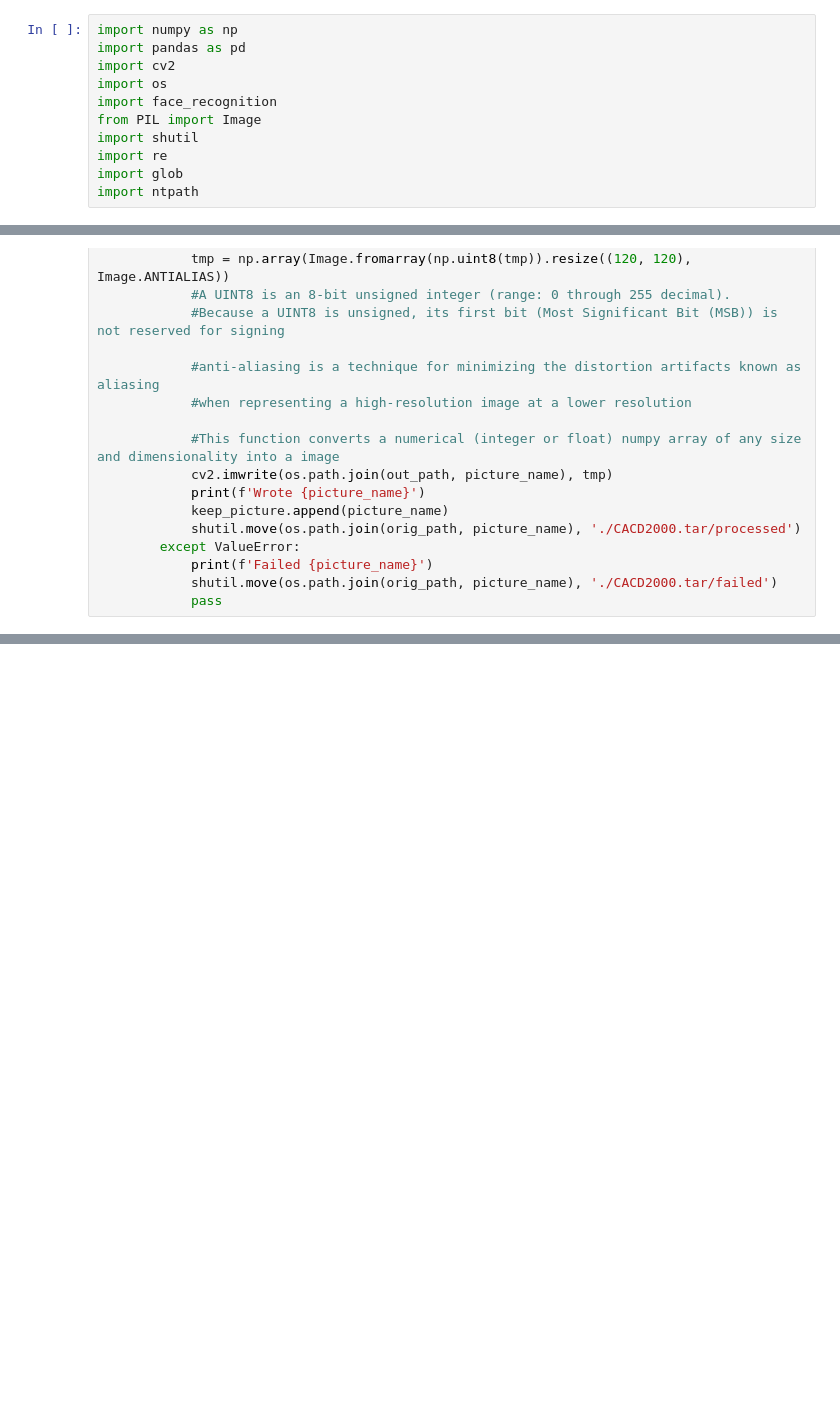
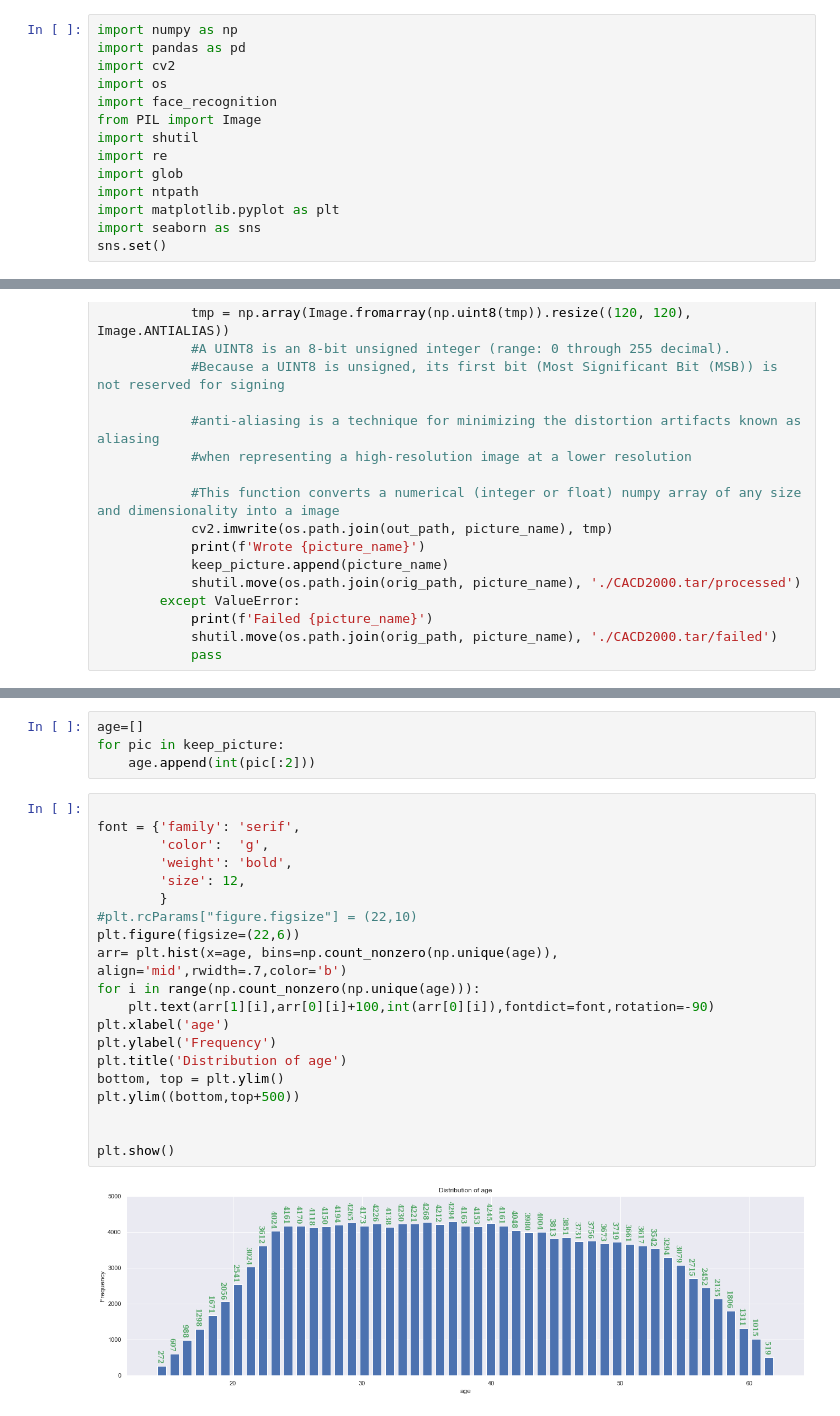
Before and after one commit to sreyassony/DL_Age_Detection, a Jupyter notebook: facedetector_preprocessing.ipynb, the cells around one changed output, grey strips where cells are left out. Cells and saved outputs as stored; diff of their text form; blank space fills up the shorter version.

```diff
--- a/facedetector_preprocessing.ipynb
+++ b/facedetector_preprocessing.ipynb
@@ -9,6 +9,9 @@ import shutil
 import re
 import glob
 import ntpath
+import matplotlib.pyplot as plt
+import seaborn as sns
+sns.set()
 # %%
 # replace this image directory with yours
 
@@ -115,0 +139,26 @@ for picture_name in os.listdir(orig_path)[:-1]:
+# %%
+age=[]
+for pic in keep_picture:
+    age.append(int(pic[:2]))
+# %%
+
+font = {'family': 'serif',
+        'color':  'g',
+        'weight': 'bold',
+        'size': 12,
+        }
+#plt.rcParams["figure.figsize"] = (22,10)
+plt.figure(figsize=(22,6))
+arr= plt.hist(x=age, bins=np.count_nonzero(np.unique(age)), align='mid',rwidth=.7,color='b')
+for i in range(np.count_nonzero(np.unique(age))):
+    plt.text(arr[1][i],arr[0][i]+100,int(arr[0][i]),fontdict=font,rotation=-90)
+plt.xlabel('age')
+plt.ylabel('Frequency')
+plt.title('Distribution of age')
+bottom, top = plt.ylim()
+plt.ylim((bottom,top+500))
+
+
+plt.show()
+# %% [output]
+[figure, added]
```
Also changed, not shown: parts of 1 cell of this notebook.
